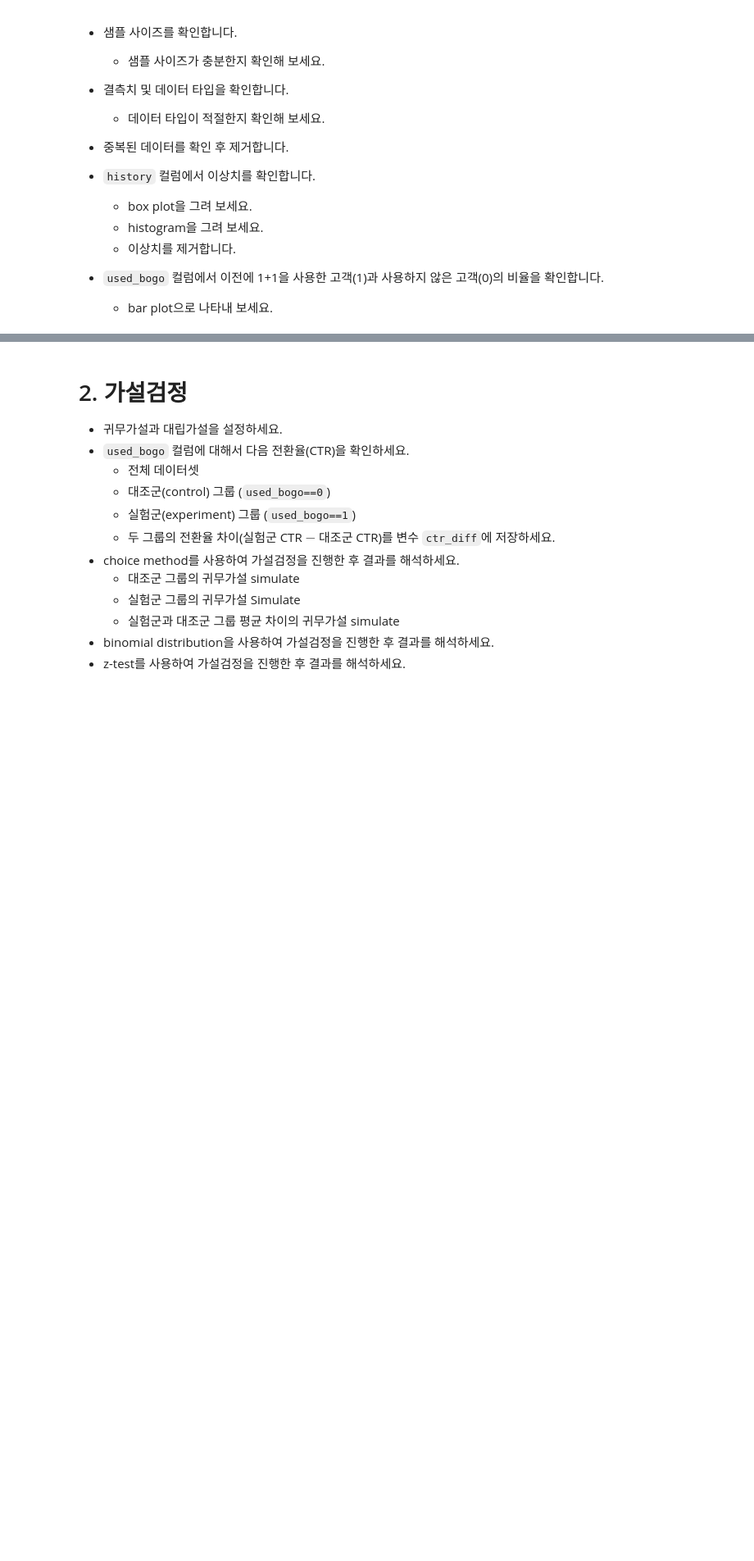
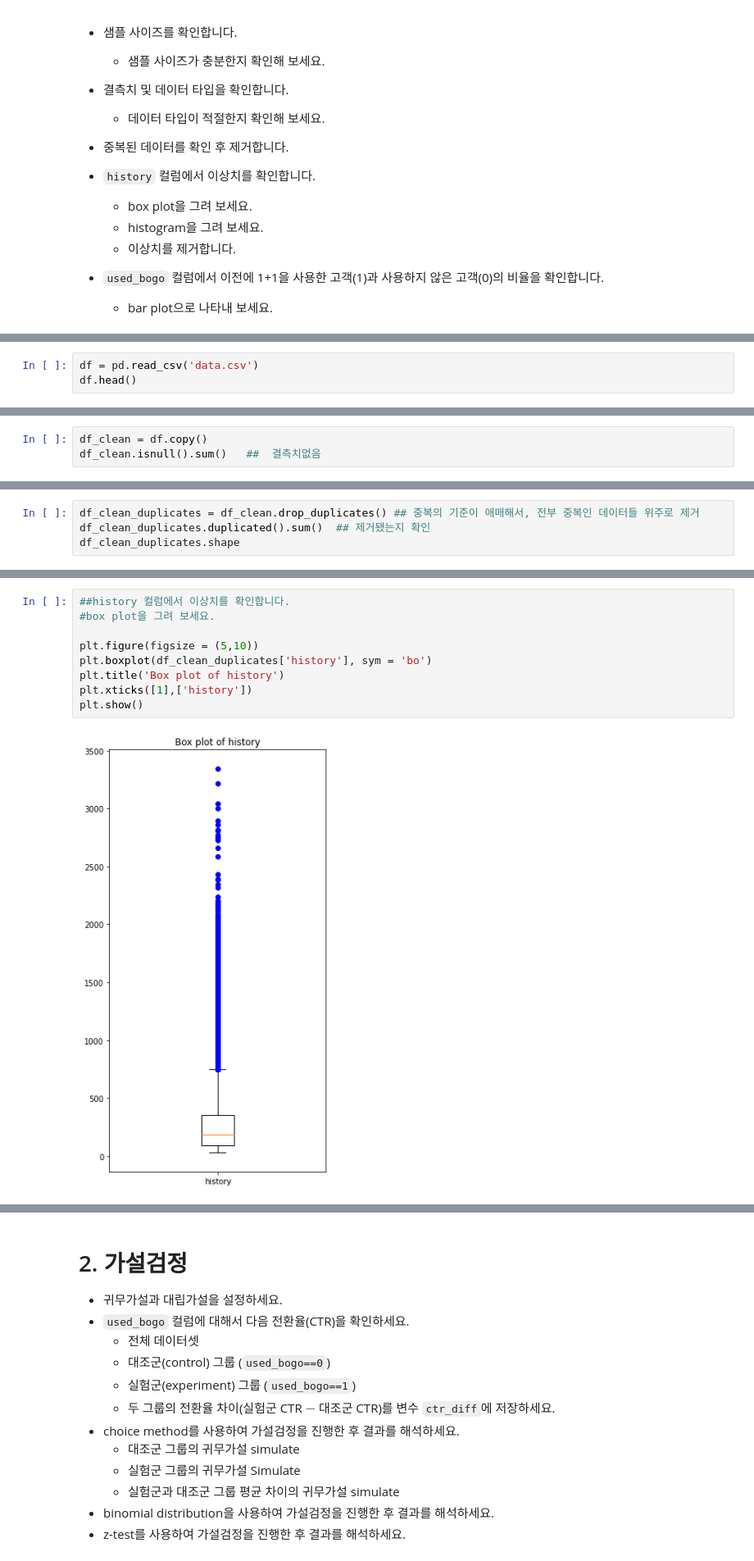
Before and after one commit to p65454/codestates, a Jupyter notebook: n124-AB-test/n124a - AB Test.ipynb, the cells around one changed output, grey strips where cells are left out. Shown at 82% size. Cells and saved outputs as stored; diff of their text form; blank space fills up the shorter version.

```diff
--- a/n124-AB-test/n124a - AB Test.ipynb
+++ b/n124-AB-test/n124a - AB Test.ipynb
@@ -33,0 +44,3 @@
+# %%
+df = pd.read_csv('data.csv')
+df.head()
@@ -33,0 +86,3 @@
+# %%
+df_clean = df.copy()
+df_clean.isnull().sum()   ##  결측치없음
@@ -33,0 +132,4 @@
+# %%
+df_clean_duplicates = df_clean.drop_duplicates() ## 중복의 기준이 애매해서, 전부 중복인 데이터들 위주로 제거
+df_clean_duplicates.duplicated().sum()  ## 제거됐는지 확인
+df_clean_duplicates.shape
@@ -33,0 +150,11 @@
+# %%
+##history 컬럼에서 이상치를 확인합니다.
+#box plot을 그려 보세요.
+
+plt.figure(figsize = (5,10))
+plt.boxplot(df_clean_duplicates['history'], sym = 'bo')
+plt.title('Box plot of history')
+plt.xticks([1],['history'])
+plt.show()
+# %% [output]
+[figure, added]
```
Also changed, not shown: parts of 17 cells of this notebook.
